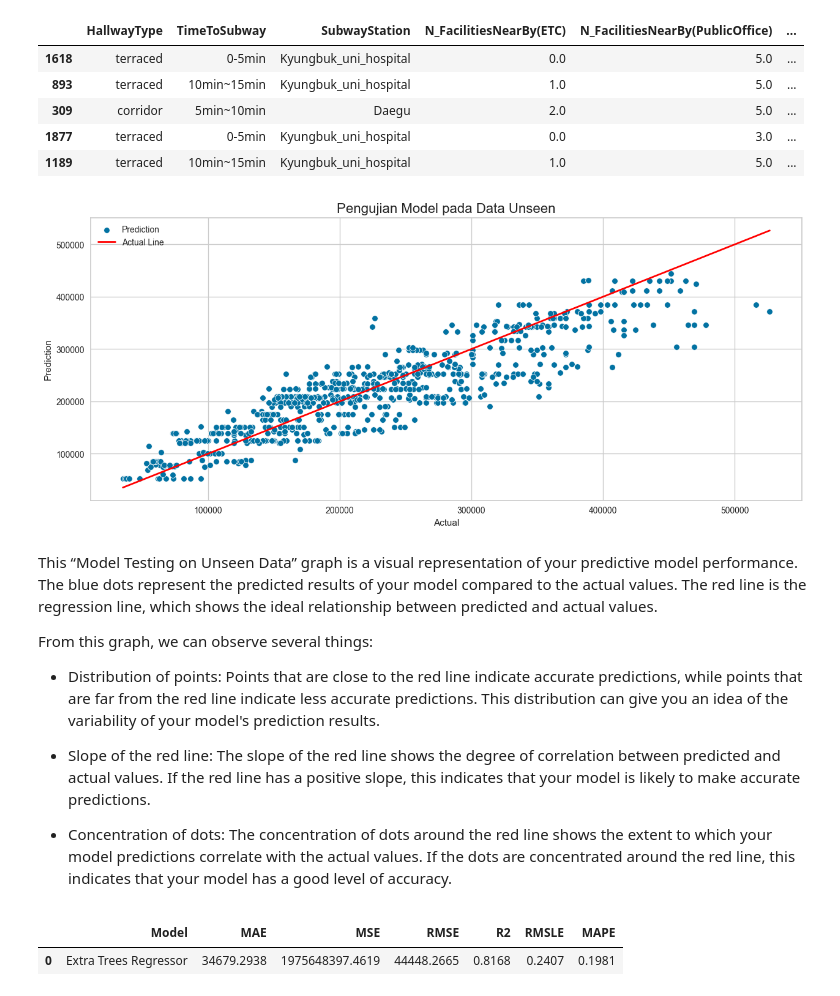
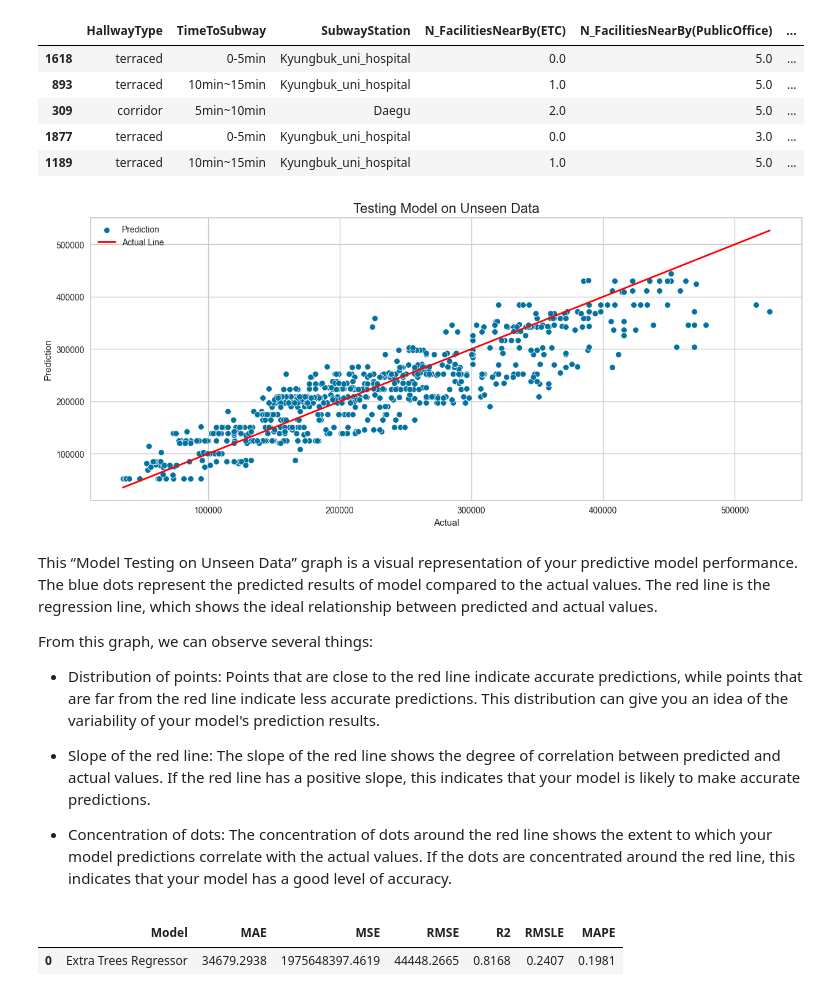
Before and after one commit to bendrad/project-3, a Jupyter notebook: ML2.ipynb, the cells around one changed output. Cells and saved outputs as stored; diff of their text form; code cells hidden in the pictures.

```diff
--- a/ML2.ipynb
+++ b/ML2.ipynb
@@ -1677,19 +1677,19 @@ unseen.head()
 # %%
 # Create a comparison scatterplot using unseen data
 plt.figure(figsize=(15,6))
 
 sns.scatterplot(data=unseen, y='prediction_label', x='SalePrice', label='Prediction')
 sns.regplot(data=unseen, x='SalePrice', y='SalePrice', scatter=False, line_kws = {'linewidth': 2}, color='red', label='Actual Line')
 
-plt.title('Pengujian Model pada Data Unseen', fontsize=16)
+plt.title('Testing Model on Unseen Data', fontsize=16)
 plt.xlabel('Actual')
 plt.ylabel('Prediction')
 plt.legend()
 plt.show()
 # %% [output]
-[figure, old version]
+[figure, new version]
 # %% [markdown]
-This “Model Testing on Unseen Data” graph is a visual representation of your predictive model performance. The blue dots represent the predicted results of your model compared to the actual values. The red line is the regression line, which shows the ideal relationship between predicted and actual values.
+This “Model Testing on Unseen Data” graph is a visual representation of your predictive model performance. The blue dots represent the predicted results of model compared to the actual values. The red line is the regression line, which shows the ideal relationship between predicted and actual values.
 
 From this graph, we can observe several things:
 
```
Also changed, not shown: parts of 3 cells of this notebook.
